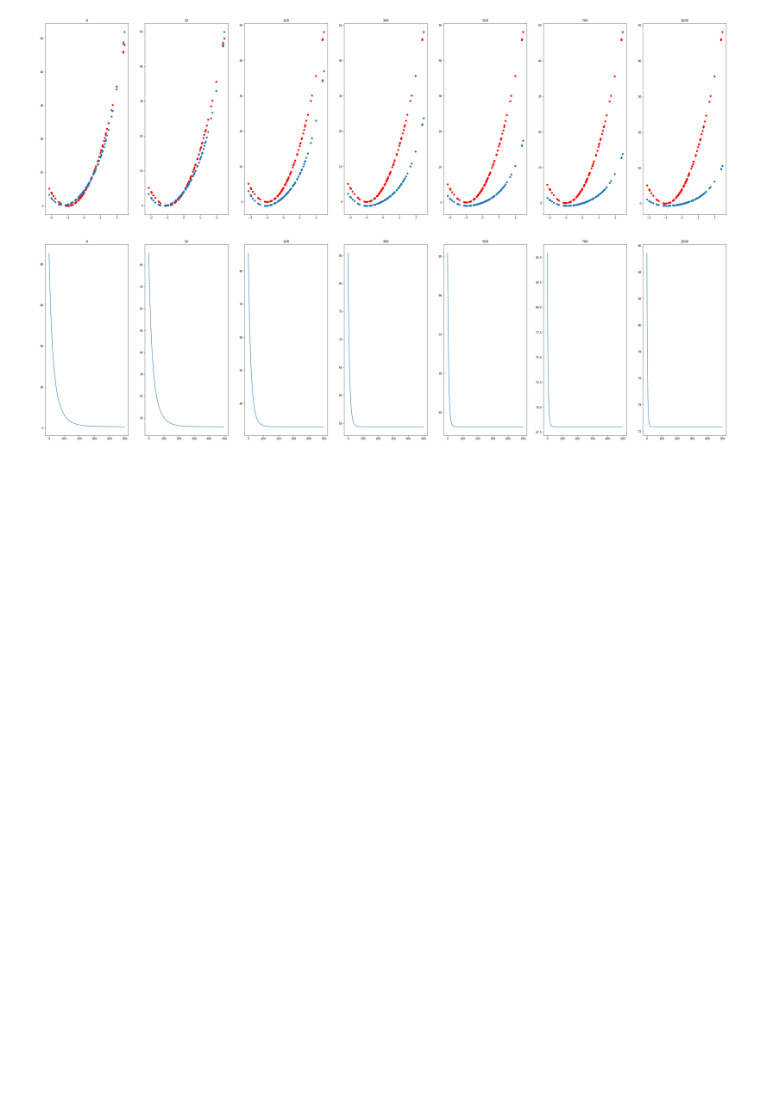
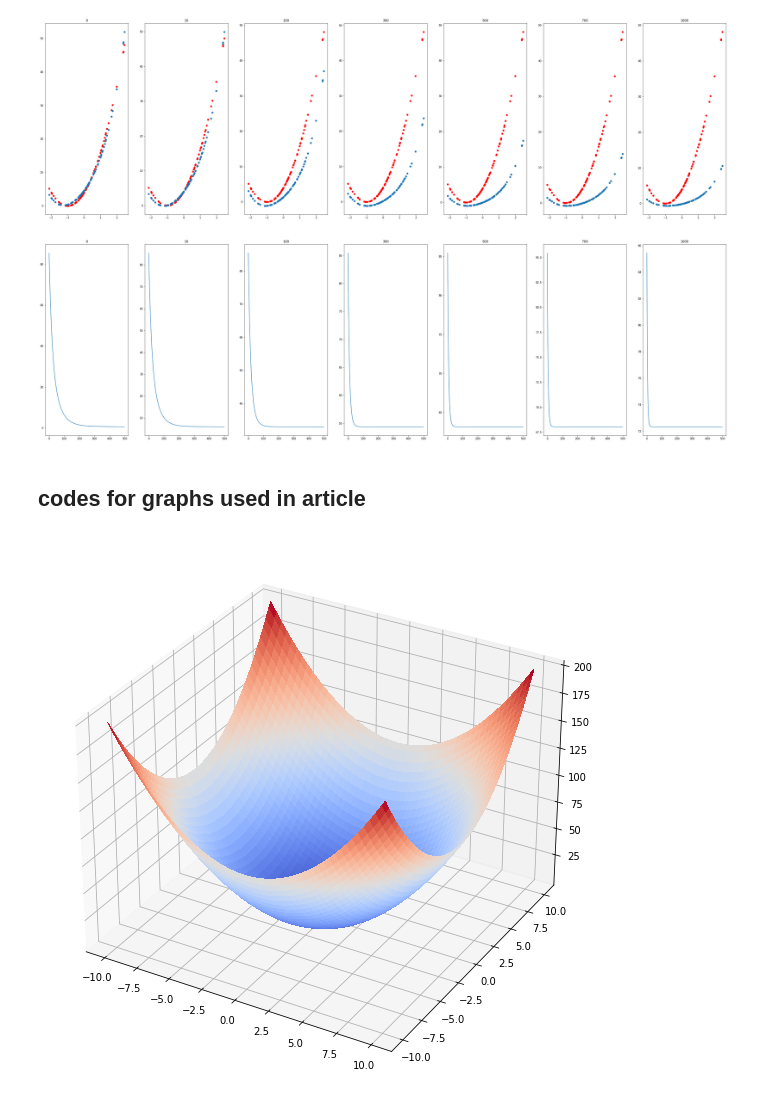
Before and after one commit to SwayamInSync/demystifying_machine_learning, a Jupyter notebook: linear_regression_gradient_descent/notebook.ipynb, the cells around one changed output. Drawn from its saved outputs; the diff is of its cells as text; code cells hidden in the pictures; blank space fills up the shorter version.

Commit message:
2nd article done till applying gradient descent to our cost function section

```diff
--- a/linear_regression_gradient_descent/notebook.ipynb
+++ b/linear_regression_gradient_descent/notebook.ipynb
@@ -415,3 +415,21 @@ for l, info in enumerate(models.items()):
     ax[l].set_title(lambda_)
 # %% [output]
 [figure]
+# %% [markdown]
+## codes for graphs used in article
+# %%
+X = np.linspace(-10, 10, 100)
+Y = np.linspace(-10, 10, 100)
+X, Y = np.meshgrid(X, Y)
+Z = X**2 + Y**2
+# %%
+from matplotlib import cm
+plt.figure(figsize=(10,10))
+
+ax = plt.axes(projection="3d")
+
+surf = ax.plot_surface(X, Y, Z, cmap=cm.coolwarm,
+                       linewidth=0, antialiased=False)
+plt.show()
+# %% [output]
+[figure, added]
```
Also changed, not shown: parts of 2 cells of this notebook, 5 other files.
